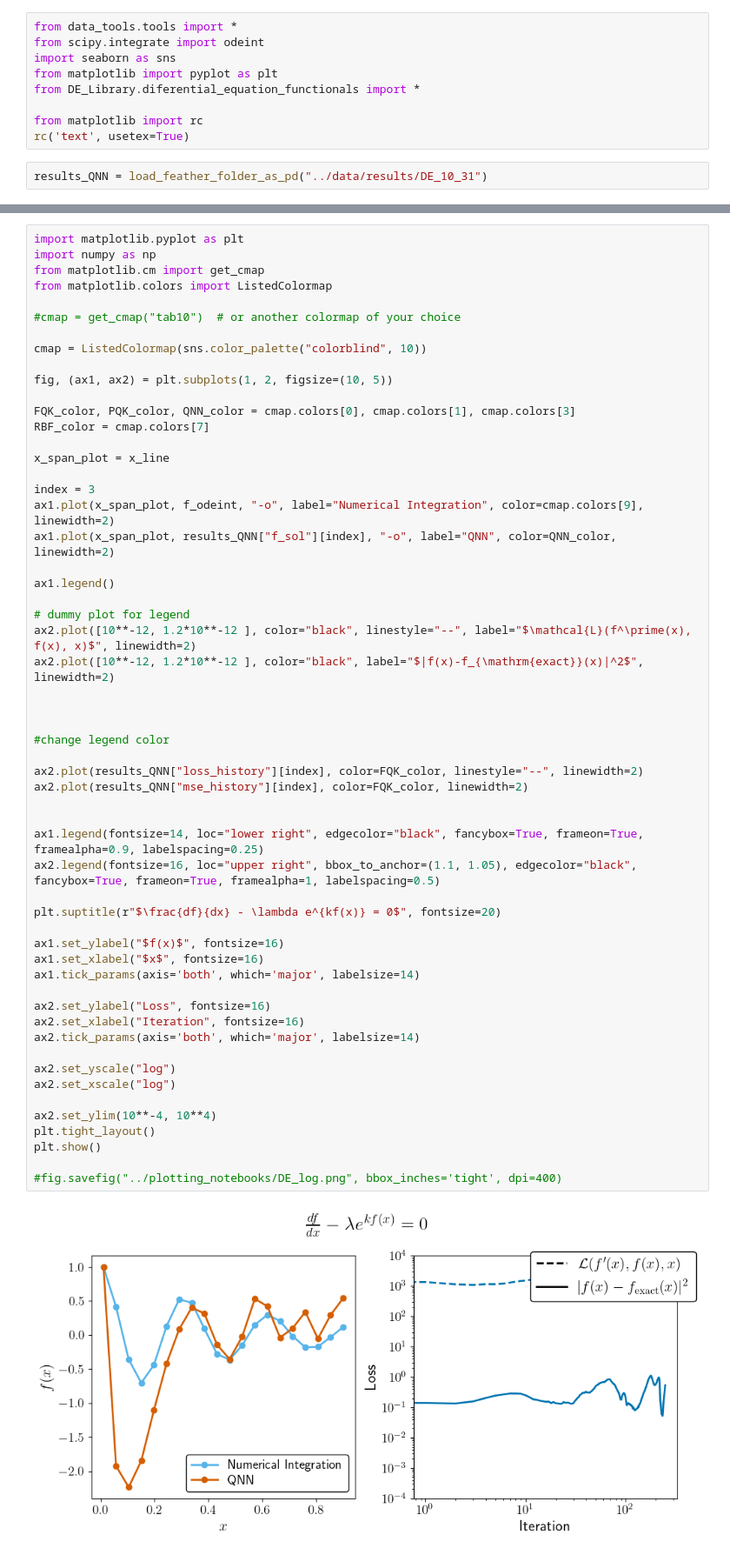
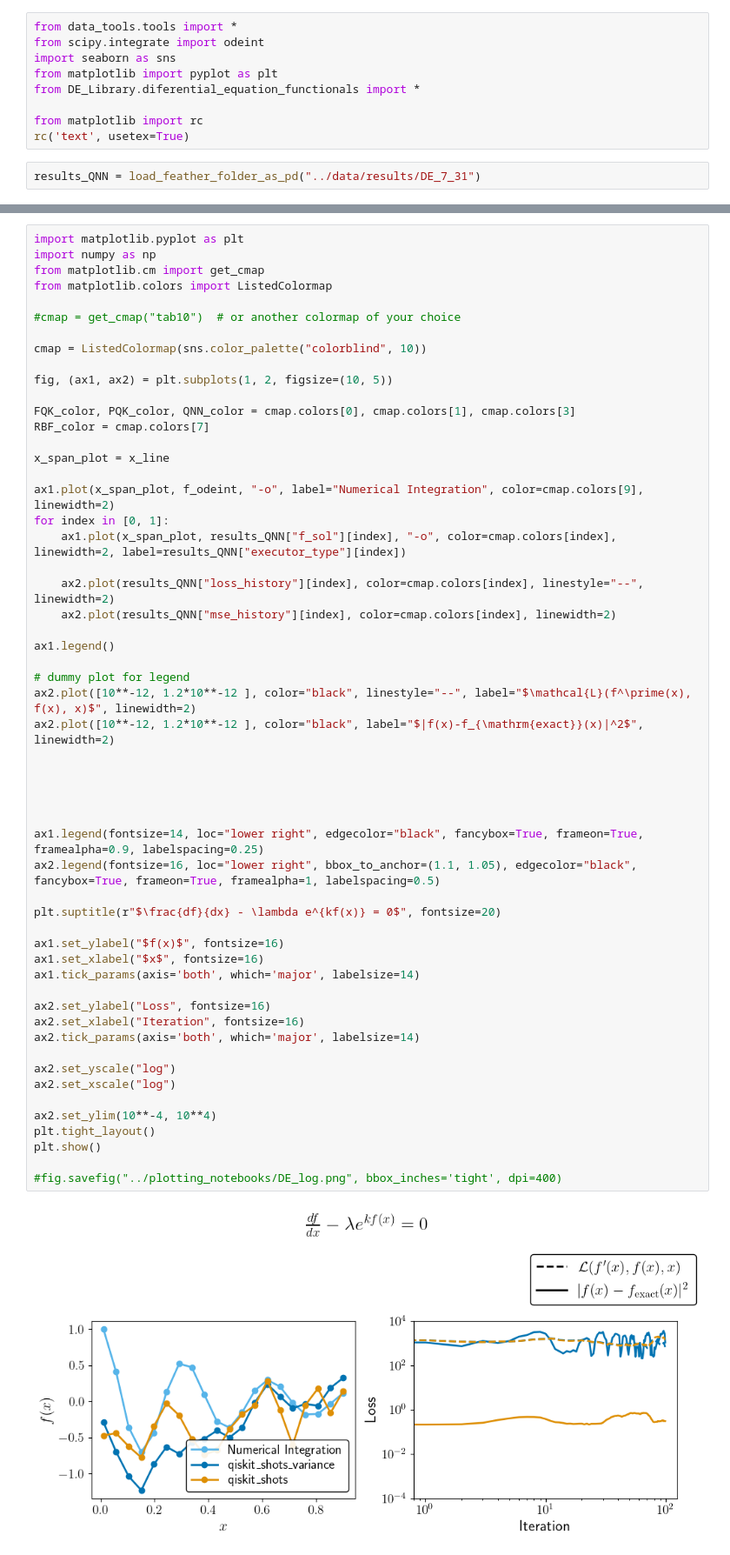
Before and after one commit to rupof/KernelDE, a Jupyter notebook: plotting_notebooks/local_plot_log_shots.ipynb, the cells around one changed output, grey strips where cells are left out. Shown at 87% size. Cells and saved outputs as stored; diff of their text form.

```diff
--- a/plotting_notebooks/local_plot_log_shots.ipynb
+++ b/plotting_notebooks/local_plot_log_shots.ipynb
@@ -11,5 +11,5 @@ from DE_Library.diferential_equation_functionals import *
 from matplotlib import rc
 rc('text', usetex=True)
 # %%
-results_QNN = load_feather_folder_as_pd("../data/results/DE_10_31")
+results_QNN = load_feather_folder_as_pd("../data/results/DE_7_31")
 # %% [output]
@@ -63,44 +39,43 @@ RBF_color = cmap.colors[7]
 
 x_span_plot = x_line
 
-index = 3
 ax1.plot(x_span_plot, f_odeint, "-o", label="Numerical Integration", color=cmap.colors[9], linewidth=2)
-ax1.plot(x_span_plot, results_QNN["f_sol"][index], "-o", label="QNN", color=QNN_color, linewidth=2)
+for index in [0, 1]:
+    ax1.plot(x_span_plot, results_QNN["f_sol"][index], "-o", color=cmap.colors[index], linewidth=2, label=results_QNN["executor_type"][index])
+
+    ax2.plot(results_QNN["loss_history"][index], color=cmap.colors[index], linestyle="--", linewidth=2)
+    ax2.plot(results_QNN["mse_history"][index], color=cmap.colors[index], linewidth=2)
 
 ax1.legend()
 
 # dummy plot for legend
 ax2.plot([10**-12, 1.2*10**-12 ], color="black", linestyle="--", label="$\mathcal{L}(f^\prime(x), f(x), x)$", linewidth=2)
 ax2.plot([10**-12, 1.2*10**-12 ], color="black", label="$|f(x)-f_{\mathrm{exact}}(x)|^2$", linewidth=2)
 
 
 
-#change legend color
-
-ax2.plot(results_QNN["loss_history"][index], color=FQK_color, linestyle="--", linewidth=2)
-ax2.plot(results_QNN["mse_history"][index], color=FQK_color, linewidth=2)
 
 
 ax1.legend(fontsize=14, loc="lower right", edgecolor="black", fancybox=True, frameon=True, framealpha=0.9, labelspacing=0.25)
-ax2.legend(fontsize=16, loc="upper right", bbox_to_anchor=(1.1, 1.05), edgecolor="black", fancybox=True, frameon=True, framealpha=1, labelspacing=0.5)
+ax2.legend(fontsize=16, loc="lower right", bbox_to_anchor=(1.1, 1.05), edgecolor="black", fancybox=True, frameon=True, framealpha=1, labelspacing=0.5)
 
 plt.suptitle(r"$\frac{df}{dx} - \lambda e^{kf(x)} = 0$", fontsize=20)
 
 ax1.set_ylabel("$f(x)$", fontsize=16)
 ax1.set_xlabel("$x$", fontsize=16)
 ax1.tick_params(axis='both', which='major', labelsize=14)
 
 ax2.set_ylabel("Loss", fontsize=16)
 ax2.set_xlabel("Iteration", fontsize=16)
 ax2.tick_params(axis='both', which='major', labelsize=14)
 
 ax2.set_yscale("log")
 ax2.set_xscale("log")
 
 ax2.set_ylim(10**-4, 10**4)
 plt.tight_layout()
 plt.show()
 
 #fig.savefig("../plotting_notebooks/DE_log.png", bbox_inches='tight', dpi=400)
 # %% [output]
-[figure, old version]
+[figure, new version]
```
Also changed, not shown: parts of 5 cells of this notebook, 2 other files.
